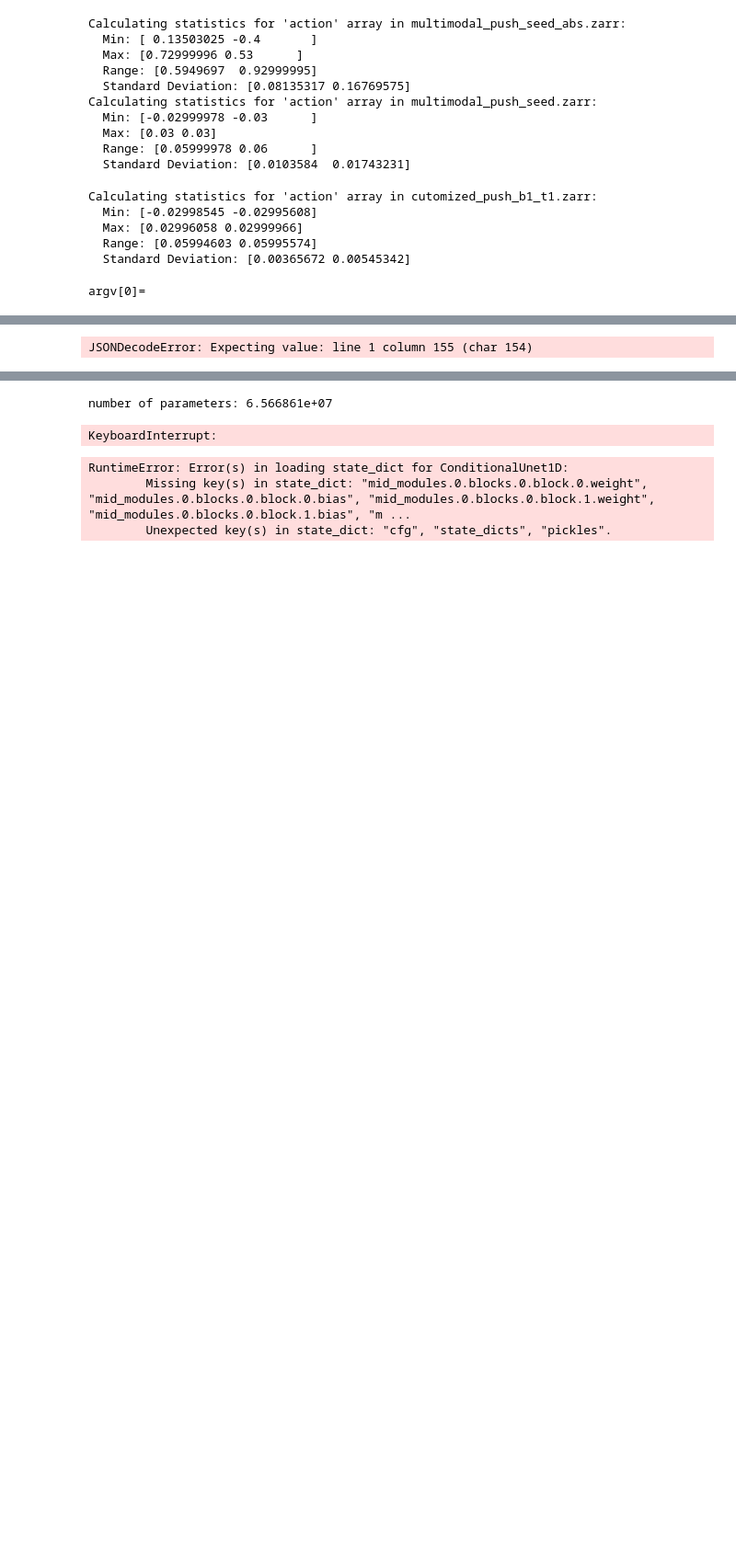
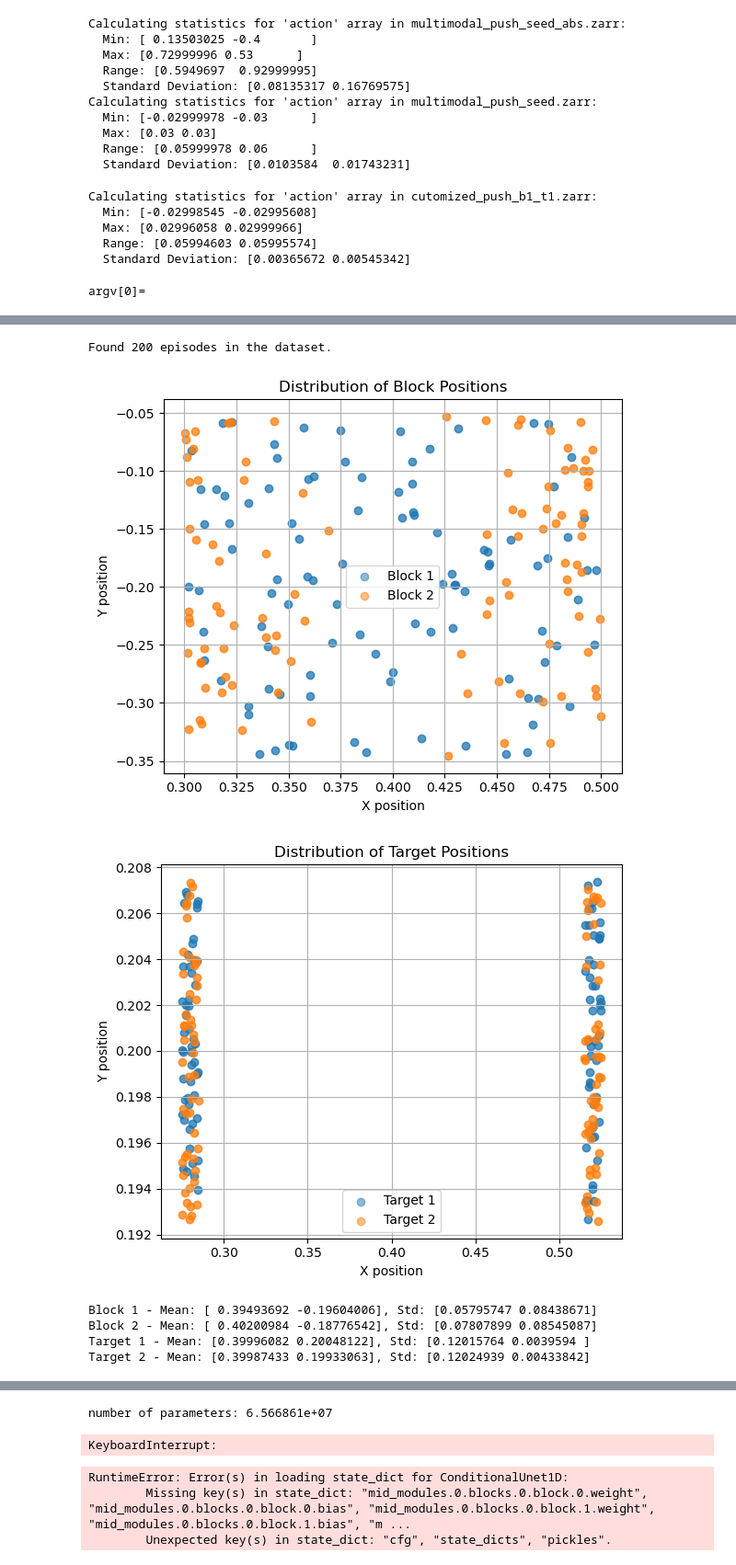
Before and after one commit to sfchen196/diffusion_policy, a Jupyter notebook: state_block_push.ipynb, the cells around one changed output, grey strips where cells are left out. Shown at 92% size. Saved outputs shown, nothing was run; the diff lists cells and outputs as text; code cells hidden in the pictures; blank space fills up the shorter version.

```diff
--- a/state_block_push.ipynb
+++ b/state_block_push.ipynb
@@ -1121,26 +497,0 @@ pushing_block1_to_region2: 0
-# %%
-# parameters
-pred_horizon = 16
-obs_horizon = 2
-action_horizon = 8
-#|o|o|                             observations: 2
-#| |a|a|a|a|a|a|a|a|               actions executed: 8
-#|p|p|p|p|p|p|p|p|p|p|p|p|p|p|p|p| actions predicted: 16
-
-# Reload dataset1 from Zarr with new parameters
-dataset1_new = BlockPushLowdimDataset(
-    zarr_path="./data/training/block_pushing/dataset1.zarr",
-    horizon=pred_horizon,
-    pad_before=obs_horizon-1,
-    pad_after=action_horizon-1
-)
-
-# Reload dataset2 from Zarr with new parameters
-dataset2_new = BlockPushLowdimDataset(
-    zarr_path="./data/training/block_pushing/dataset2.zarr",
-    horizon=pred_horizon,
-    pad_before=obs_horizon-1,
-    pad_after=action_horizon-1
-)
-# %% [output]
-JSONDecodeError: Expecting value: line 1 column 155 (char 154)
@@ -1146,0 +562,40 @@ JSONDecodeError: Expecting value: line 1 column 155 (char 154)
+# %%
+# Update this path to the location of your zarr dataset
+dataset_path = './data/training/block_pushing/combined_push_b1t1_b1t2.zarr'
+
+# Load dataset and compute episode boundaries
+obs, episode_ends = load_zarr_dataset(dataset_path)
+episode_starts = compute_episode_starts(episode_ends)
+print(f"Found {len(episode_starts)} episodes in the dataset.")
+
+# Extract initial positions for blocks and targets
+block1_pos, block2_pos, target1_pos, target2_pos = extract_initial_positions(obs, episode_starts)
+
+# Plot the distribution of block positions
+plot_distribution(
+    positions=[block1_pos, block2_pos],
+    labels=['Block 1', 'Block 2'],
+    title='Distribution of Block Positions'
+)
+
+# Plot the distribution of target positions
+plot_distribution(
+    positions=[target1_pos, target2_pos],
+    labels=['Target 1', 'Target 2'],
+    title='Distribution of Target Positions'
+)
+
+# Optionally, print summary statistics for each position
+for name, pos in zip(['Block 1', 'Block 2', 'Target 1', 'Target 2'],
+                     [block1_pos, block2_pos, target1_pos, target2_pos]):
+    mean = np.mean(pos, axis=0)
+    std = np.std(pos, axis=0)
+    print(f"{name} - Mean: {mean}, Std: {std}")
+# %% [output]
+Found 200 episodes in the dataset.
+[figure, added]
+[figure, added]
+Block 1 - Mean: [ 0.39493692 -0.19604006], Std: [0.05795747 0.08438671]
+Block 2 - Mean: [ 0.40200984 -0.18776542], Std: [0.07807899 0.08545087]
+Target 1 - Mean: [0.39996082 0.20048122], Std: [0.12015764 0.0039594 ]
+Target 2 - Mean: [0.39987433 0.19933063], Std: [0.12024939 0.00433842]
```
Also changed, not shown: parts of 27 cells of this notebook, 13 other files.
